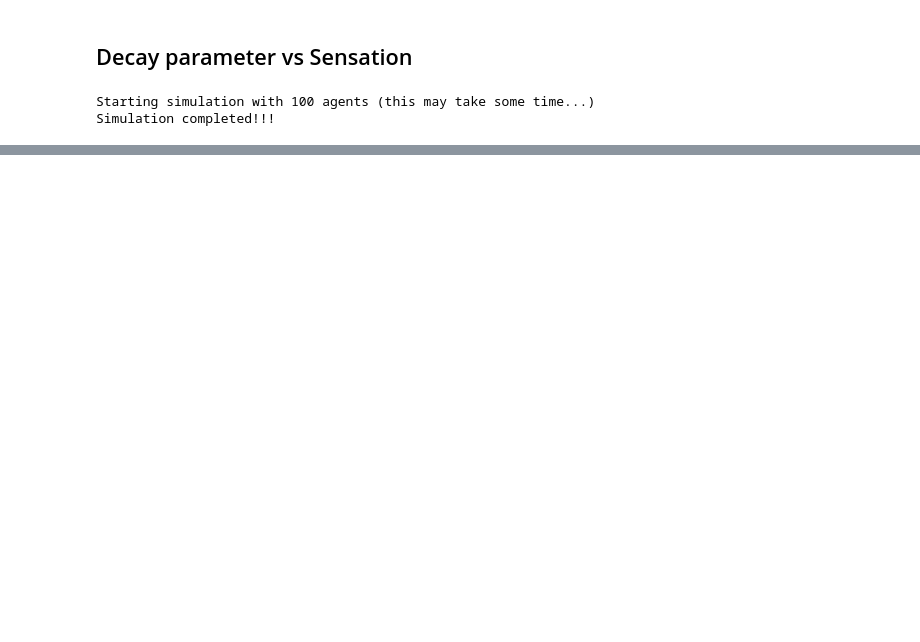
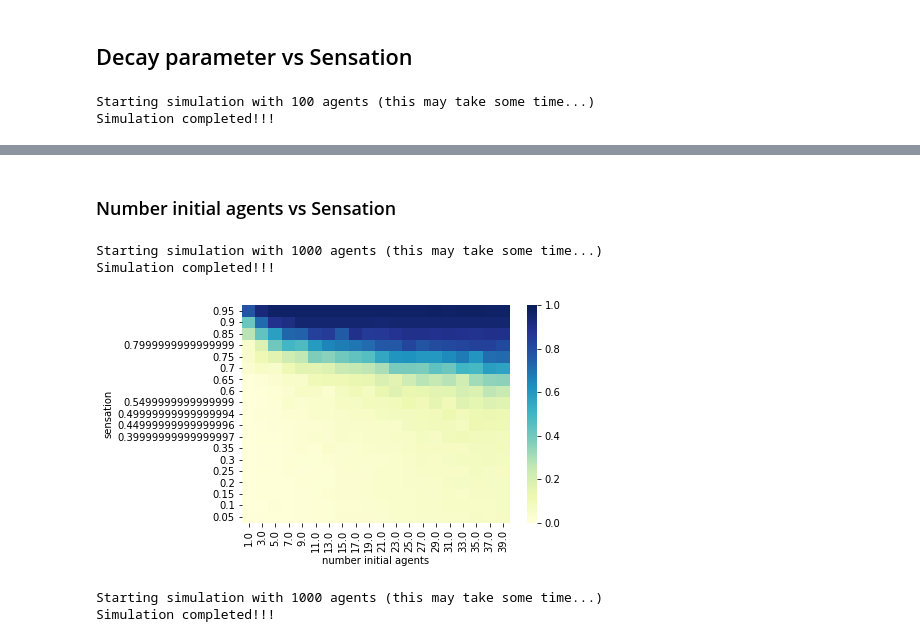
Before and after one commit to andreamusso96/ComplexSystemsProject, a Jupyter notebook: code/notebooks/agent_phase_diagram.ipynb, the cells around one changed output, grey strips where cells are left out. Saved outputs shown, nothing was run; the diff lists cells and outputs as text; code cells hidden in the pictures; blank space fills up the shorter version.

```diff
--- a/code/notebooks/agent_phase_diagram.ipynb
+++ b/code/notebooks/agent_phase_diagram.ipynb
@@ -167,0 +215,45 @@ ax.invert_yaxis()
+# %% [markdown]
+### Number initial agents vs Sensation
+# %%
+def generate_share_map(initial_agents, sensations, num_agents=1000, num_samples=10):
+    agent_names = list(range(num_agents))
+    thresholds = np.random.random(num_agents)
+    independences = np.random.random(num_agents)
+
+    df = pd.DataFrame(columns=['number initial agents', 'sensation', 'number active'])
+
+    print(f'Starting simulation with {num_agents} agents (this may take some time...)')
+    for initial in initial_agents:
+        for s in sensations:
+            samples = []
+            for _ in range(num_samples):
+                name_news = 1
+                news = {name_news: News(name_news, s, decay_parameter=0.0)}
+
+                world = construct_world(agent_names, thresholds, independences, news)
+
+                initial_agent_names = np.random.choice(agent_names, int(initial), replace=False)
+                for agent_name in initial_agent_names:
+                    world.agents[agent_name].states[name_news] = AgentState.ACTIVE
+
+                number_active, _, _ = world.full_dynamics()
+                samples.append(number_active / num_agents)
+
+            df_active = pd.DataFrame([[initial, s, np.mean(samples)]], columns=df.columns)
+            df = df.append(df_active, ignore_index=True)
+
+    print('Simulation completed!!!')
+    return df.astype(float).pivot('sensation', 'number initial agents', 'number active')
+# %%
+initial_agents = range(1, 40, 2)
+sensations = np.linspace(0.05, 0.95, 19)
+
+share_map = generate_share_map(initial_agents, sensations, num_samples=50)
+# %% [output]
+Starting simulation with 1000 agents (this may take some time...)
+Simulation completed!!!
+# %%
+ax = sns.heatmap(share_map, cmap='YlGnBu', vmin=0.0, vmax=1.0)
+ax.invert_yaxis()
+# %% [output]
+[figure, added]
@@ -167,0 +295,8 @@ ax.invert_yaxis()
+# %%
+initial_agents = range(1, 40, 2)
+sensations = np.linspace(0.05, 0.95, 19)
+
+share_map = generate_share_map(initial_agents, sensations, num_samples=50)
+# %% [output]
+Starting simulation with 1000 agents (this may take some time...)
+Simulation completed!!!
```
Also changed, not shown: parts of 10 cells of this notebook.
